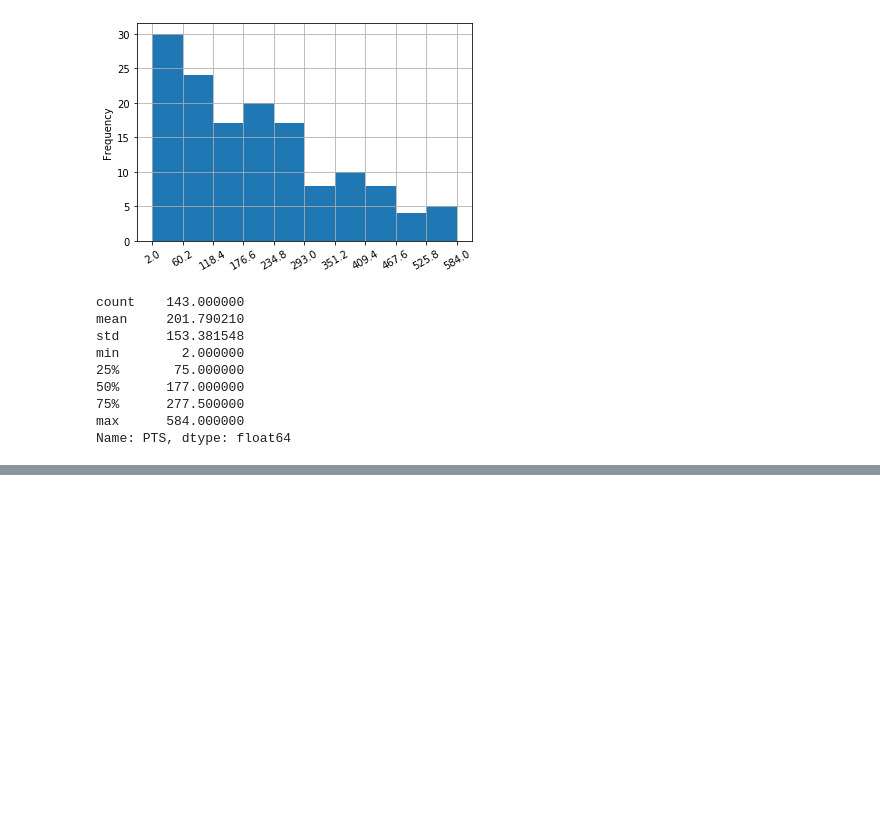
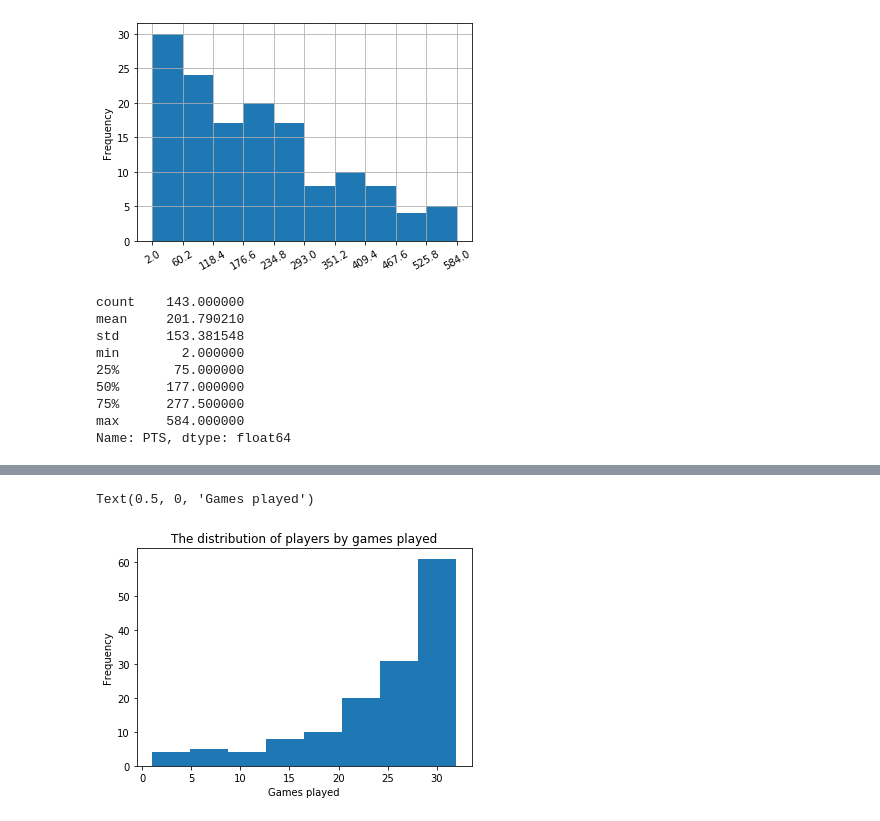
Before and after one commit to dnlsyfq/py_statistics, a Jupyter notebook: StatisticsChap3.ipynb, the cells around one changed output, grey strips where cells are left out. Saved outputs shown, nothing was run; the diff lists cells and outputs as text; code cells hidden in the pictures; blank space fills up the shorter version.

```diff
--- a/StatisticsChap3.ipynb
+++ b/StatisticsChap3.ipynb
@@ -155,0 +187,8 @@ Name: PTS, dtype: float64
+# %%
+df['Games Played'].plot.hist(range = (1,32),\
+                             bins = 8,\
+                             title = 'The distribution of players by games played')
+plt.xlabel('Games played')
+# %% [output]
+Text(0.5, 0, 'Games played')
+[figure, added]
```
Also changed, not shown: parts of 13 cells of this notebook, 7 other files.
